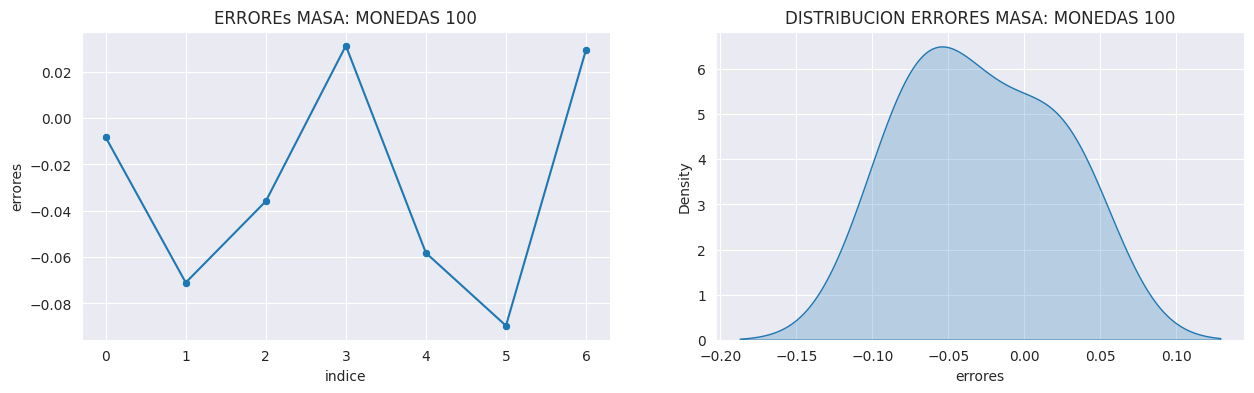
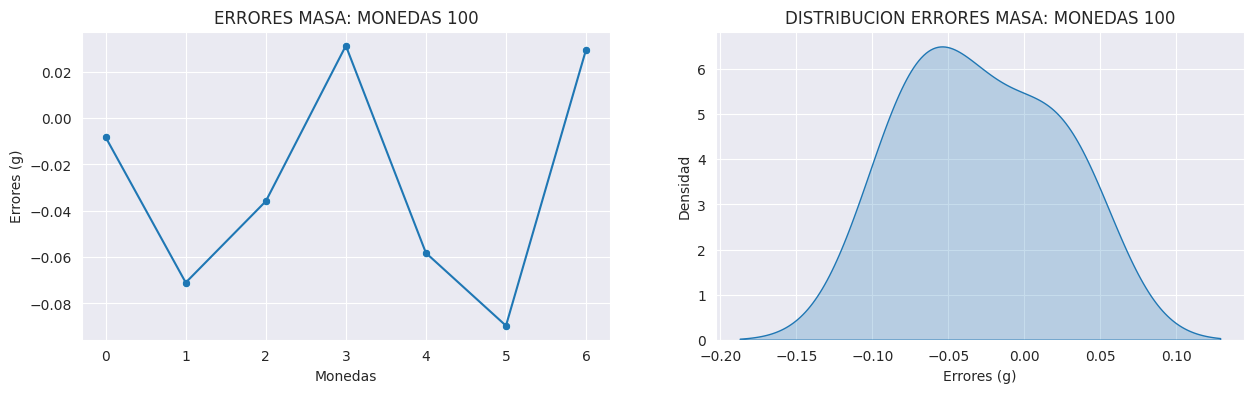
The change to this notebook cell's code, shown as a diff; its figure went from the first image to the second:
--- before
+++ after
@@ -6,7 +6,7 @@
 sns.lineplot(x=df_masa_monedas_individuales.index, y=errores_masa_monedas_100, ax=ax[0])
 
-ax[0].set_title("ERROREs MASA: MONEDAS 100")
-ax[0].set_ylabel("errores")
-ax[0].set_xlabel("indice")
+ax[0].set_title("ERRORES MASA: MONEDAS 100")
+ax[0].set_ylabel("Errores (g)")
+ax[0].set_xlabel("Monedas")
 
 #----------------------------------KDEPLOT--------------------------------------
@@ -14,5 +14,6 @@
 
 ax[1].set_title("DISTRIBUCION ERRORES MASA: MONEDAS 100")
-ax[1].set_xlabel("errores")
+ax[1].set_xlabel("Errores (g)")
+ax[1].set_ylabel("Densidad")
 
 plt.show()

Commit: Colores media y masa real.